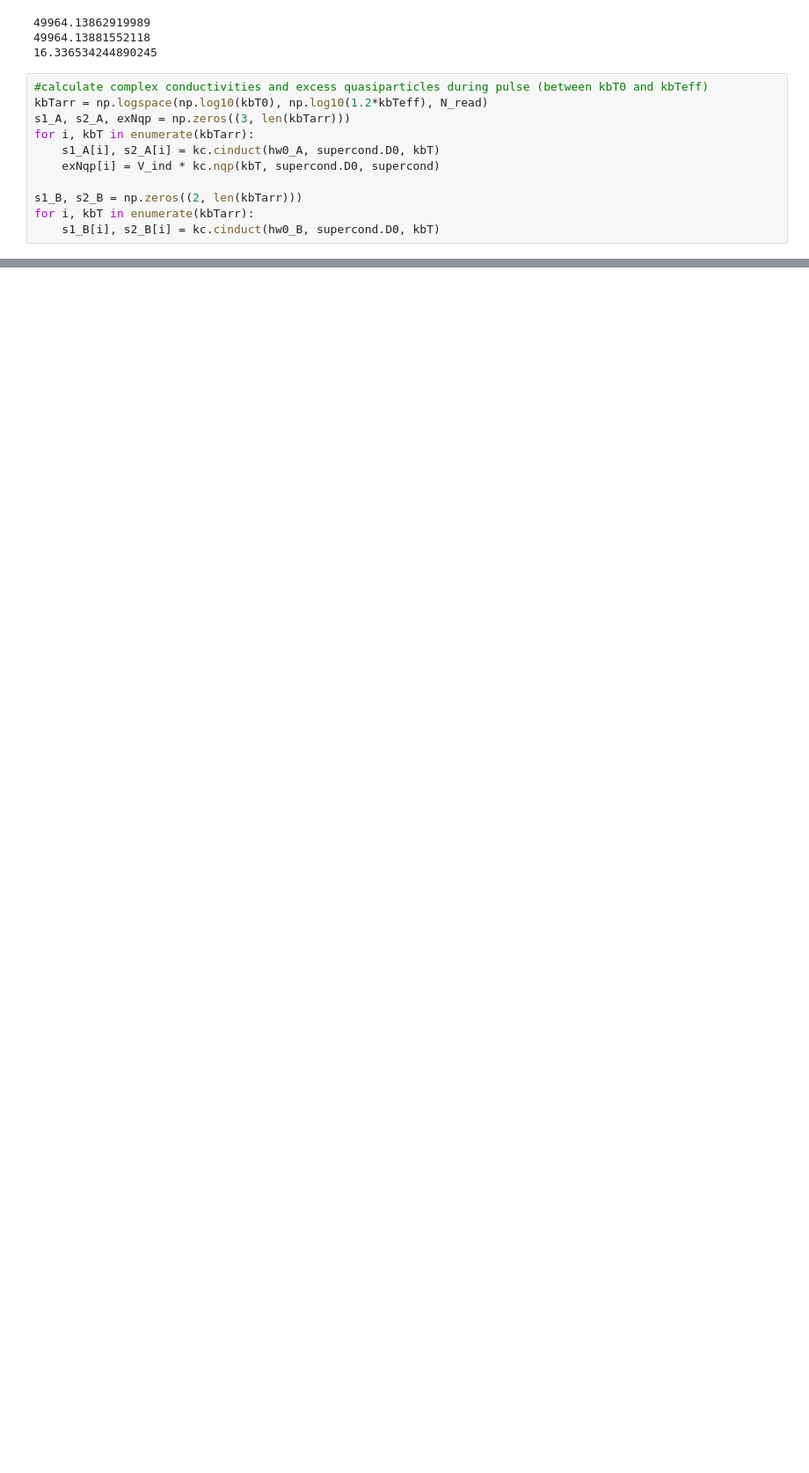
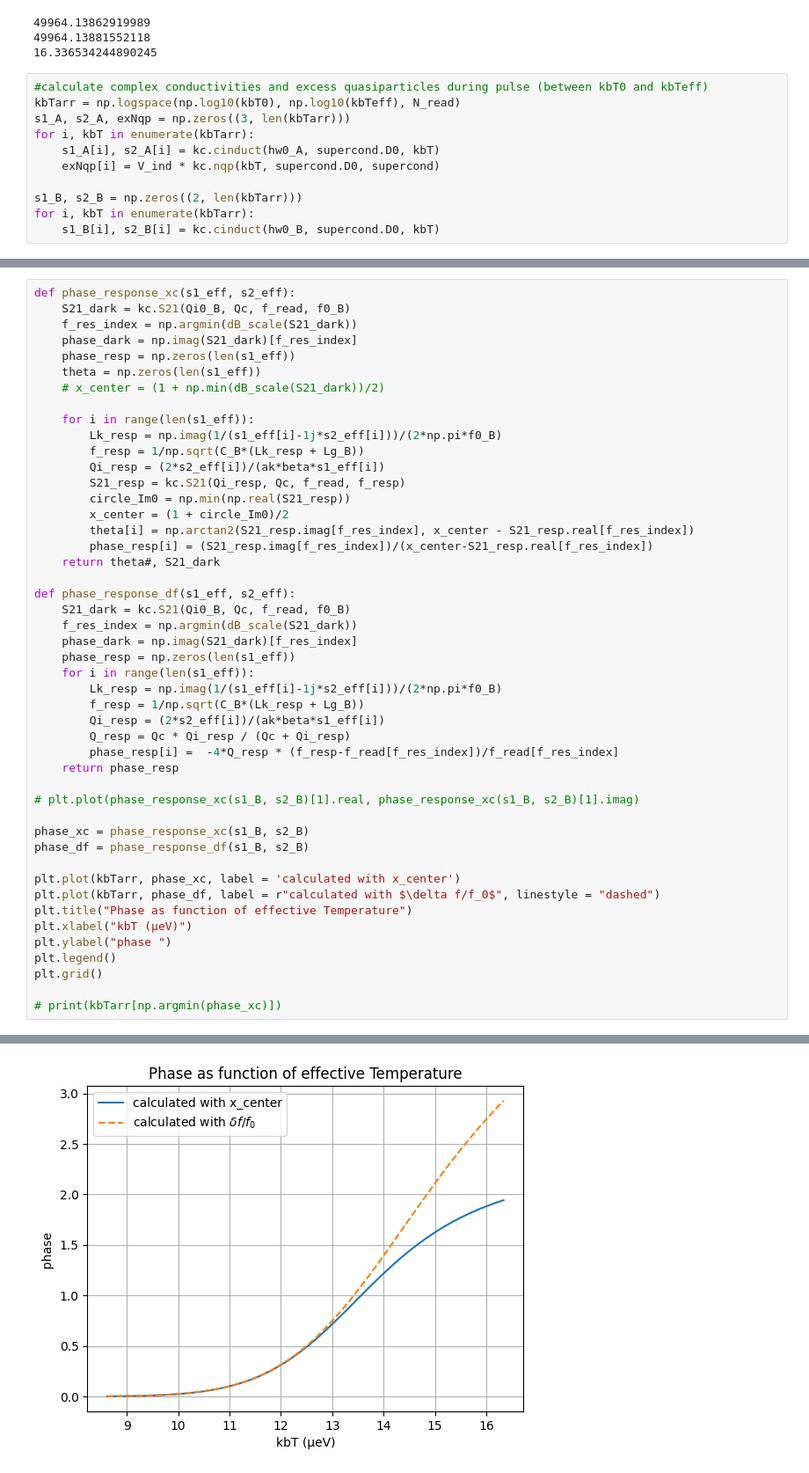
Before and after one commit to HesselSchulte/Python_KID_model, a Jupyter notebook: Fres shift jupyter.ipynb, the cells around one changed output, grey strips where cells are left out. Shown: that part at 88% size. Saved outputs shown, nothing was run; the diff lists cells and outputs as text; blank space fills up the shorter version.

Commit message:
Added Phase response diagram, shows difference when calculated with circle versus frequency shift

```diff
--- a/Fres shift jupyter.ipynb
+++ b/Fres shift jupyter.ipynb
@@ -74,7 +74,7 @@ print(kbTeff)
 16.336534244890245
 # %%
 #calculate complex conductivities and excess quasiparticles during pulse (between kbT0 and kbTeff)
-kbTarr = np.logspace(np.log10(kbT0), np.log10(1.2*kbTeff), N_read)
+kbTarr = np.logspace(np.log10(kbT0), np.log10(kbTeff), N_read)
 s1_A, s2_A, exNqp = np.zeros((3, len(kbTarr)))
 for i, kbT in enumerate(kbTarr):
     s1_A[i], s2_A[i] = kc.cinduct(hw0_A, supercond.D0, kbT)
@@ -135,0 +136,48 @@ interactive(children=(FloatSlider(value=8.617, description='kbT', max=21.5642252
+# %%
+def phase_response_xc(s1_eff, s2_eff):
+    S21_dark = kc.S21(Qi0_B, Qc, f_read, f0_B)
+    f_res_index = np.argmin(dB_scale(S21_dark))
+    phase_dark = np.imag(S21_dark)[f_res_index]
+    phase_resp = np.zeros(len(s1_eff))
+    theta = np.zeros(len(s1_eff))
+    # x_center = (1 + np.min(dB_scale(S21_dark))/2)
+
+    for i in range(len(s1_eff)):
+        Lk_resp = np.imag(1/(s1_eff[i]-1j*s2_eff[i]))/(2*np.pi*f0_B)
+        f_resp = 1/np.sqrt(C_B*(Lk_resp + Lg_B))
+        Qi_resp = (2*s2_eff[i])/(ak*beta*s1_eff[i])
+        S21_resp = kc.S21(Qi_resp, Qc, f_read, f_resp)
+        circle_Im0 = np.min(np.real(S21_resp))
+        x_center = (1 + circle_Im0)/2
+        theta[i] = np.arctan2(S21_resp.imag[f_res_index], x_center - S21_resp.real[f_res_index])
+        phase_resp[i] = (S21_resp.imag[f_res_index])/(x_center-S21_resp.real[f_res_index])
+    return theta#, S21_dark
+
+def phase_response_df(s1_eff, s2_eff):
+    S21_dark = kc.S21(Qi0_B, Qc, f_read, f0_B)
+    f_res_index = np.argmin(dB_scale(S21_dark))
+    phase_dark = np.imag(S21_dark)[f_res_index]
+    phase_resp = np.zeros(len(s1_eff))
+    for i in range(len(s1_eff)):
+        Lk_resp = np.imag(1/(s1_eff[i]-1j*s2_eff[i]))/(2*np.pi*f0_B)
+        f_resp = 1/np.sqrt(C_B*(Lk_resp + Lg_B))
+        Qi_resp = (2*s2_eff[i])/(ak*beta*s1_eff[i])
+        Q_resp = Qc * Qi_resp / (Qc + Qi_resp)
+        phase_resp[i] =  -4*Q_resp * (f_resp-f_read[f_res_index])/f_read[f_res_index]
+    return phase_resp
+
+# plt.plot(phase_response_xc(s1_B, s2_B)[1].real, phase_response_xc(s1_B, s2_B)[1].imag)
+
+phase_xc = phase_response_xc(s1_B, s2_B)
+phase_df = phase_response_df(s1_B, s2_B)
+
+plt.plot(kbTarr, phase_xc, label = 'calculated with x_center')
+plt.plot(kbTarr, phase_df, label = r"calculated with $\delta f/f_0$", linestyle = "dashed")
+plt.title("Phase as function of effective Temperature")
+plt.xlabel("kbT (µeV)")
+plt.ylabel("phase ")
+plt.legend()
+plt.grid()
+
+# print(kbTarr[np.argmin(phase_xc)])
+# %% [output]
@@ -135,0 +201 @@ interactive(children=(FloatSlider(value=8.617, description='kbT', max=21.5642252
+[figure, added]
```
Also changed, not shown: parts of 8 cells of this notebook.
